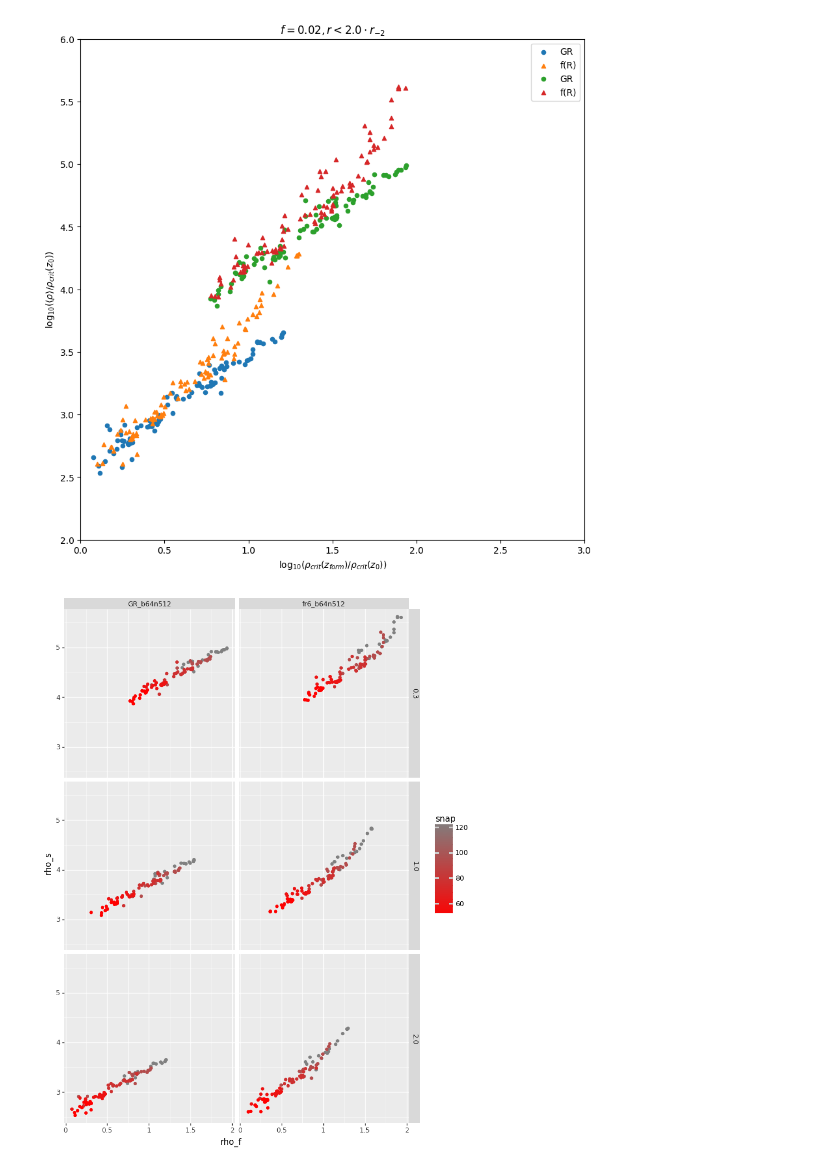
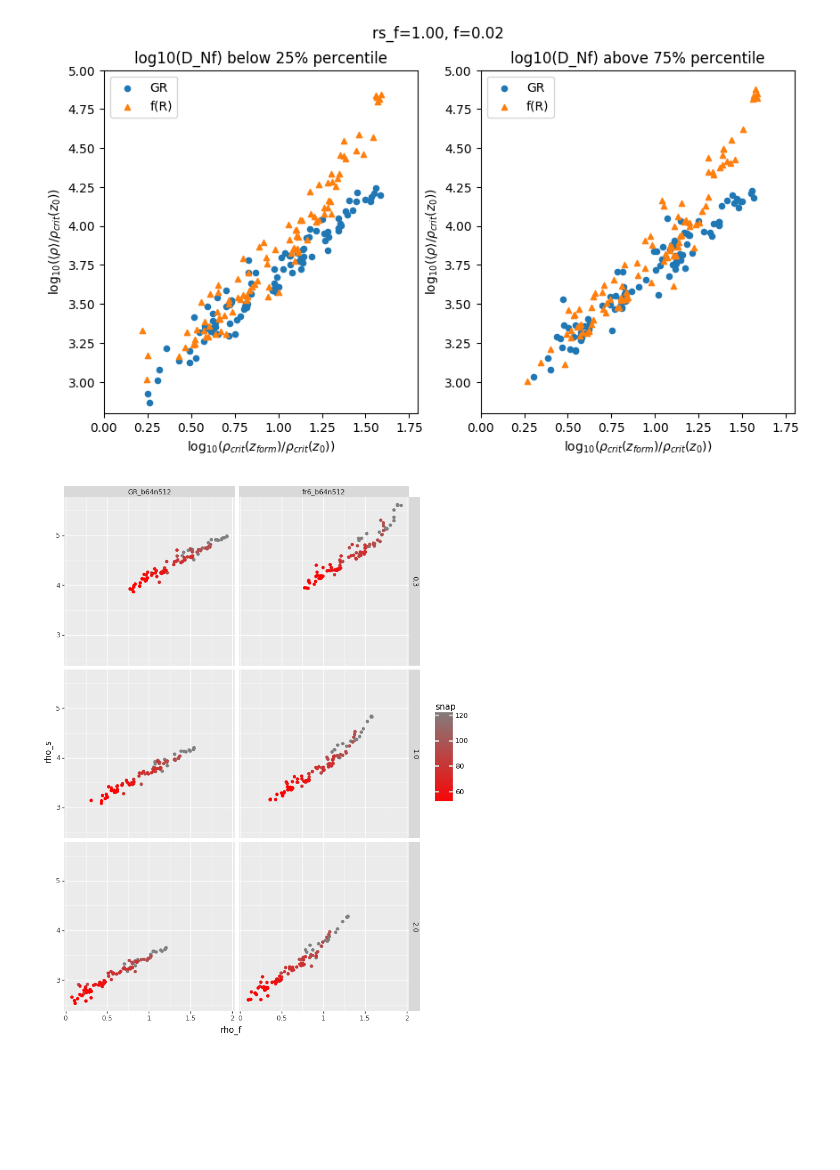
Before and after one commit to oleskiewicz/hbtp, a Jupyter notebook: relation.ipynb, the cells around one changed output. Drawn from its saved outputs; the diff is of its cells as text; code cells hidden in the pictures; blank space fills up the shorter version.

Commit message:
Carry out D_Nf split analysis in notebooks
TLDR: splitting on log10(D_Nf) has **no** effects on rho-rho relation.

```diff
--- a/relation.ipynb
+++ b/relation.ipynb
@@ -10,5 +10,5 @@ import plotnine
 # %%
 grav = 'GR_b64n512'
 NFW_f = 0.02
-rs_f = 2.0
+rs_f = 1.0
 # %%
@@ -52,42 +52,43 @@ print(sum((f_2(x, *popt_2) - y)**2.0) / float(len(y) - len(popt_2)))
 # %%
-fig, ax = plt.subplots(1, figsize=(10, 10))
+fig, ax = plt.subplots(nrows=1, ncols=2, figsize=(10, 5))
+fig.suptitle("rs_f=%.2f, f=%.2f" % (rs_f, NFW_f))
 
+d = pd.read_csv("./under.csv").dropna()
 d[
     (d['grav'] == 'GR_b64n512') &
     (d['f'] == NFW_f) &
-    (d['rs_f'] == rs_f)]\
-.plot(ax=ax, kind='scatter', x='rho_f', y='rho_s', marker='o', c='C0', label='GR')
-
+    (d['rs_f'] == rs_f)
+].plot(ax=ax[0], kind='scatter', x='rho_f', y='rho_s', marker='o', c='C0', label='GR')
 d[
     (d['grav'] == 'fr6_b64n512') &
     (d['f'] == NFW_f) &
-    (d['rs_f'] == rs_f)]\
-.plot(ax=ax, kind='scatter', x='rho_f', y='rho_s', marker='^', c='C1', label='f(R)')
+    (d['rs_f'] == rs_f)
+].plot(ax=ax[0], kind='scatter', x='rho_f', y='rho_s', marker='^', c='C1', label='f(R)')
+ax[0].set_title("log10(D_Nf) below 25% percentile")
 
+d = pd.read_csv("./over.csv").dropna()
 d[
     (d['grav'] == 'GR_b64n512') &
     (d['f'] == NFW_f) &
-    (d['rs_f'] == 0.3)]\
-.plot(ax=ax, kind='scatter', x='rho_f', y='rho_s', marker='o', c='C2', label='GR')
-
+    (d['rs_f'] == rs_f)
+].plot(ax=ax[1], kind='scatter', x='rho_f', y='rho_s', marker='o', c='C0', label='GR')
 d[
     (d['grav'] == 'fr6_b64n512') &
     (d['f'] == NFW_f) &
-    (d['rs_f'] == 0.3)]\
-.plot(ax=ax, kind='scatter', x='rho_f', y='rho_s', marker='^', c='C3', label='f(R)')
-
+    (d['rs_f'] == rs_f)
+].plot(ax=ax[1], kind='scatter', x='rho_f', y='rho_s', marker='^', c='C1', label='f(R)')
+ax[1].set_title("log10(D_Nf) above 75% percentile")
 
 # ax.plot(np.linspace(0, 2), f_0(np.linspace(0, 2), np.log10(400)), label='C=400', c='C2')
 # ax.plot(np.linspace(0, 2), f_0(np.linspace(0, 2), *popt_0), label='C=%d' % 10**popt_0[0], c='C3')
 # ax.plot(np.linspace(0, 2), f_1(np.linspace(0, 2), *popt_1), label='ax+b', c='C2')
 
-ax.set_title(r"$f = %0.2f, r < %.1f\cdot r_{-2}$" % (NFW_f, rs_f))
-ax.set_xlim((0, 3))
-ax.set_ylim((2, 6))
-ax.set_ylabel(r"$\log_{10}(\langle\rho\rangle / \rho_{crit}(z_0))$")
-ax.set_xlabel(r"$\log_{10}(\rho_{crit} (z_{form}) / \rho_{crit}(z_0))$")
-_ = ax.legend()
+for a in ax:
+    a.set_xlim((0, 1.8))
+    a.set_ylim((2.8, 5))
+    a.set_ylabel(r"$\log_{10}(\langle\rho\rangle / \rho_{crit}(z_0))$")
+    a.set_xlabel(r"$\log_{10}(\rho_{crit} (z_{form}) / \rho_{crit}(z_0))$")
 
-# plt.savefig("./fig_20rs.pdf")
+# plt.savefig("./fig_split_D_Nf.pdf")
 # %% [output]
-[figure, old version]
+[figure, new version]
```
Also changed, not shown: parts of 5 cells of this notebook, 1 other file.
